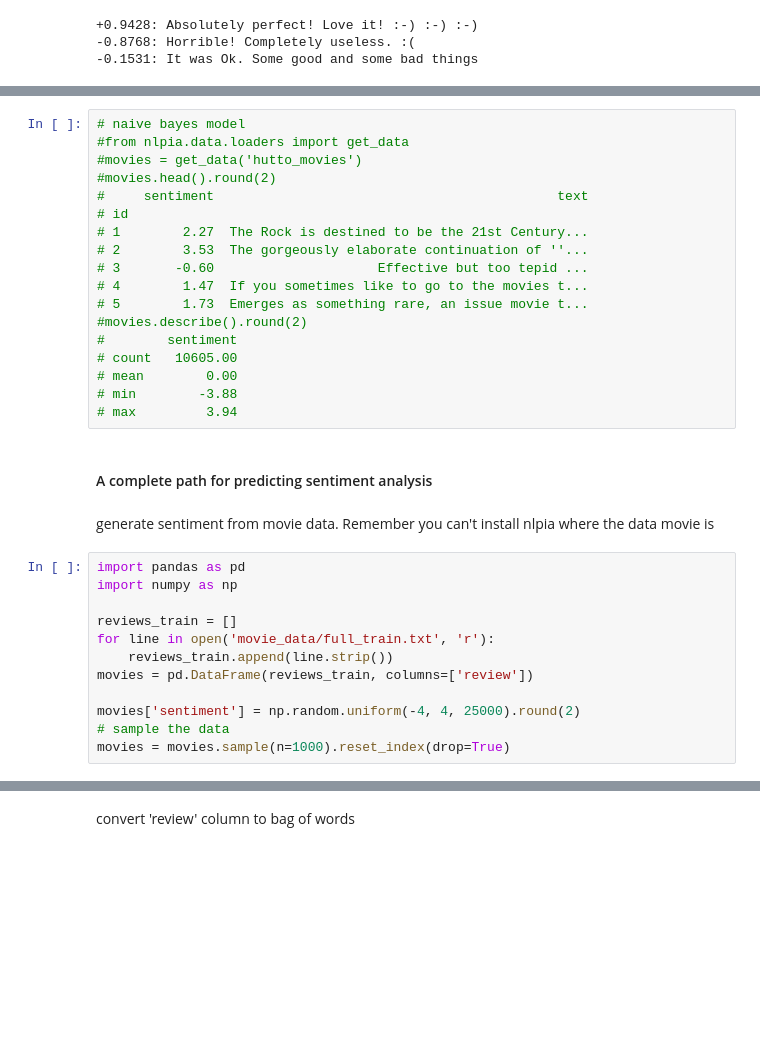
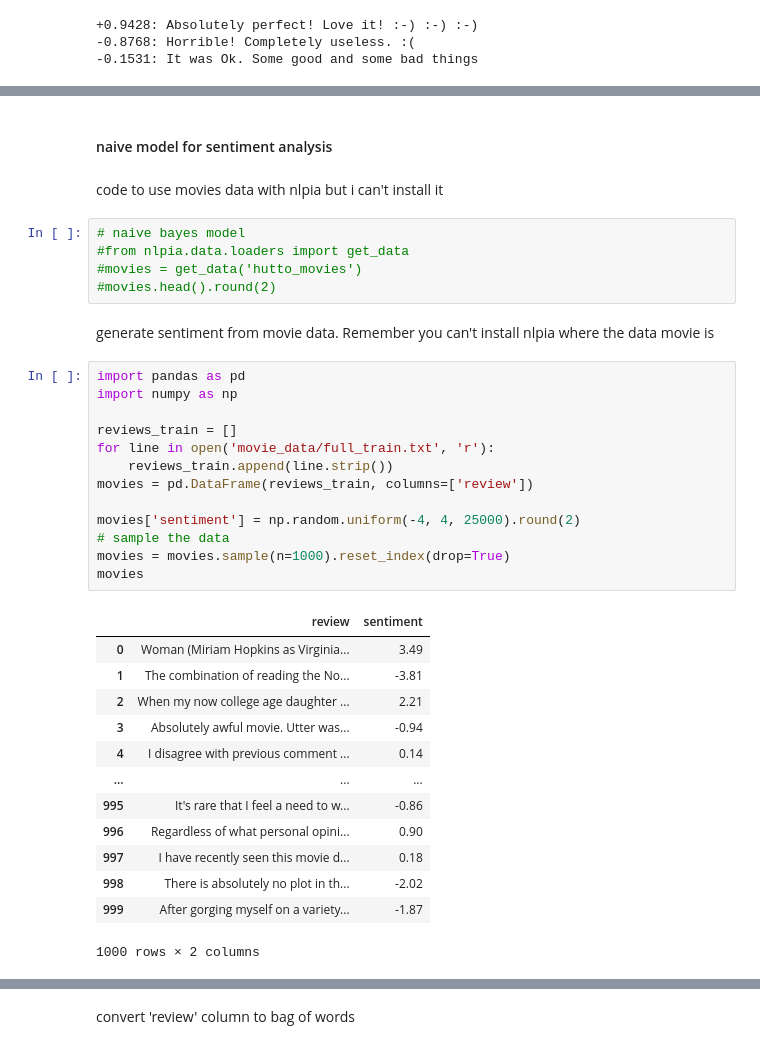
Before and after one commit to ccalobeto/nlp2, a Jupyter notebook: _notebooks/2021-02-13-nlp-in-action-i.ipynb, the cells around one changed output, grey strips where cells are left out. Drawn from its saved outputs; the diff is of its cells as text; blank space fills up the shorter version.

```diff
--- a/_notebooks/2021-02-13-nlp-in-action-i.ipynb
+++ b/_notebooks/2021-02-13-nlp-in-action-i.ipynb
@@ -404,34 +402,38 @@ for doc in corpus:
-# %%
-# naive bayes model
-#from nlpia.data.loaders import get_data
-#movies = get_data('hutto_movies')
-#movies.head().round(2)
-#     sentiment                                            text
-# id
-# 1        2.27  The Rock is destined to be the 21st Century...
-# 2        3.53  The gorgeously elaborate continuation of ''...
-# 3       -0.60                     Effective but too tepid ...
-# 4        1.47  If you sometimes like to go to the movies t...
-# 5        1.73  Emerges as something rare, an issue movie t...
-#movies.describe().round(2)
-#        sentiment
-# count   10605.00
-# mean        0.00
-# min        -3.88
-# max         3.94
 # %% [markdown]
-#### A complete path for predicting sentiment analysis
+#### naive model for sentiment analysis
+# %% [markdown]
+code to use movies data with nlpia but i can't install it
+# %%
+# naive bayes model
+#from nlpia.data.loaders import get_data
+#movies = get_data('hutto_movies')
+#movies.head().round(2)
 # %% [markdown]
 generate sentiment from movie data. Remember you can't install nlpia where the data movie is
 # %%
 import pandas as pd
 import numpy as np
 
 reviews_train = []
 for line in open('movie_data/full_train.txt', 'r'):
     reviews_train.append(line.strip())
 movies = pd.DataFrame(reviews_train, columns=['review'])
 
 movies['sentiment'] = np.random.uniform(-4, 4, 25000).round(2)
 # sample the data
 movies = movies.sample(n=1000).reset_index(drop=True)
+movies
+# %% [output]
+|  | review | sentiment |
+| 0 | Woman (Miriam Hopkins as Virginia... | 3.49 |
+| 1 | The combination of reading the No... | -3.81 |
+| 2 | When my now college age daughter ... | 2.21 |
+| 3 | Absolutely awful movie. Utter was... | -0.94 |
+| 4 | I disagree with previous comment ... | 0.14 |
+| ... | ... | ... |
+| 995 | It's rare that I feel a need to w... | -0.86 |
+| 996 | Regardless of what personal opini... | 0.90 |
+| 997 | I have recently seen this movie d... | 0.18 |
+| 998 | There is absolutely no plot in th... | -2.02 |
+| 999 | After gorging myself on a variety... | -1.87 |
+1000 rows × 2 columns
```
Also changed, not shown: parts of 48 cells of this notebook.
